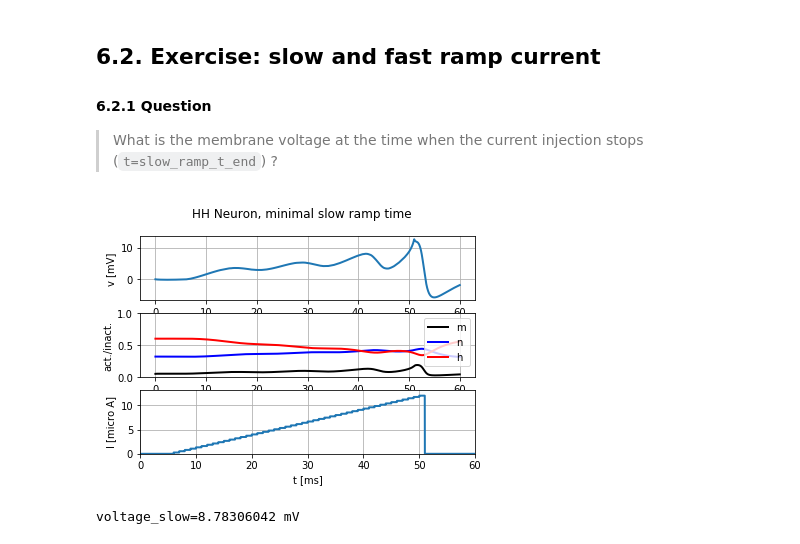
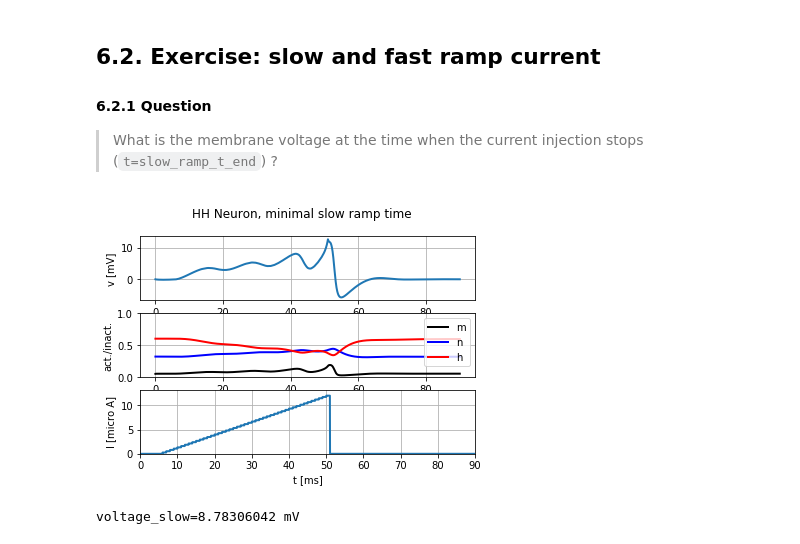
Before and after one commit to TristanBesson/bmnn, a Jupyter notebook: Ex6_Dylan_Bourgeois_224797.ipynb, the cells around one changed output. Cells and saved outputs as stored; diff of their text form; code cells hidden in the pictures.

````diff
--- a/Ex6_Dylan_Bourgeois_224797.ipynb
+++ b/Ex6_Dylan_Bourgeois_224797.ipynb
@@ -84,22 +91,22 @@ HH.plot_data(state_monitor, title="HH Neuron, minimal reptitive firing current")
 > What is the membrane voltage at the time when the current injection stops (```t=slow_ramp_t_end```) ?
 # %%
 # Time
-b2.defaultclock.dt =  0.02*b2.ms
+b2.defaultclock.dt =  0.02 * b2.ms
 slow_ramp_t_end    =  50         # no spike
 
 # Current
 I_end   = 12.0 * b2.uA
 I_start =  0.0 * b2.uA
 
 # Create ramp
 slow_ramp_current = input_factory.get_ramp_current(5, slow_ramp_t_end, b2.ms, I_start , I_end)
-state_monitor = HH.simulate_HH_neuron(slow_ramp_current, 60 * b2.ms)
+state_monitor = HH.simulate_HH_neuron(slow_ramp_current, 90 * b2.ms)
 idx_t_end = int(round(slow_ramp_t_end*b2.ms / b2.defaultclock.dt))
 
 # Plot data to detect spike
 HH.plot_data(state_monitor, title="HH Neuron, minimal slow ramp time")
 # %% [output]
-[figure, old version]
+[figure, new version]
 # %%
 # Find voltage
 voltage_slow = state_monitor.vm[0,idx_t_end]
````
Also changed, not shown: parts of 25 cells of this notebook, 1 other file.
